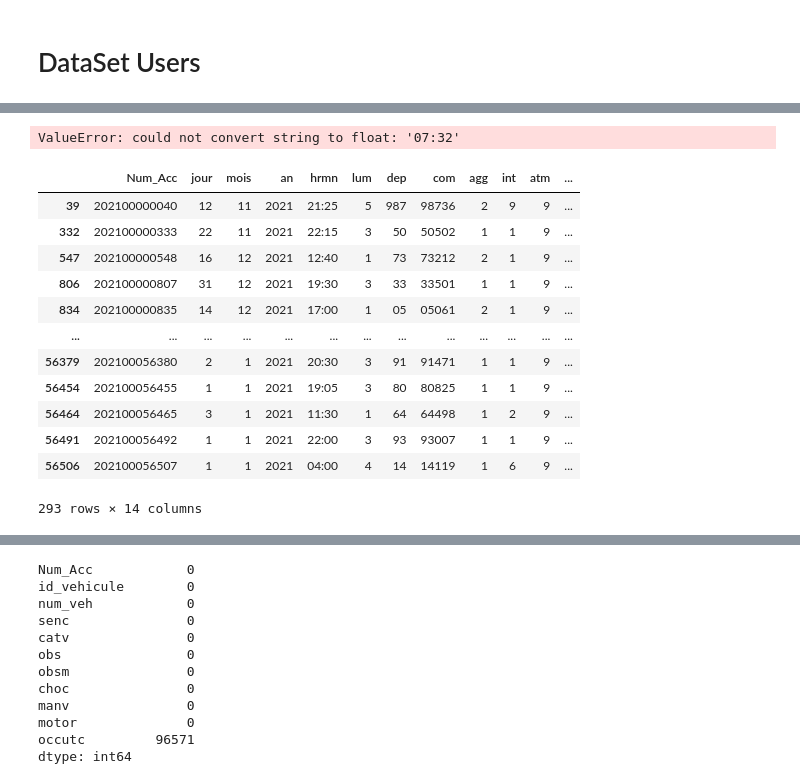
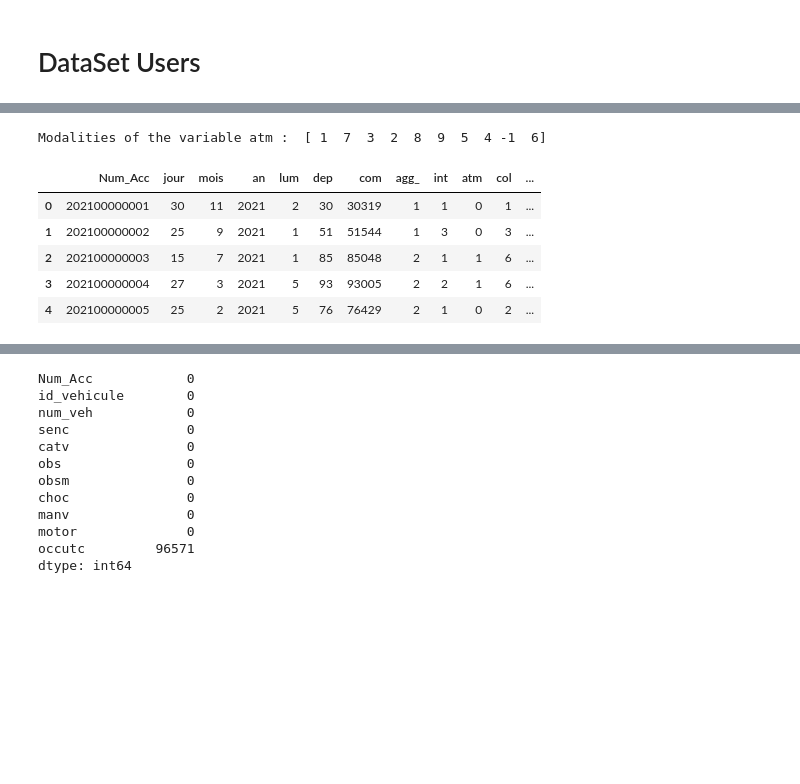
Before and after one commit to DataScientest-Studio/Template_MLOps_accidents, a Jupyter notebook: notebooks/1.0-ldj-initial-data-exploration.ipynb, the cells around one changed output, grey strips where cells are left out. Cells and saved outputs as stored; diff of their text form; code cells hidden in the pictures; blank space fills up the shorter version.

```diff
--- a/notebooks/1.0-ldj-initial-data-exploration.ipynb
+++ b/notebooks/1.0-ldj-initial-data-exploration.ipynb
@@ -76,0 +140,5 @@ Suppression variable adresse car trop peu utilisable
+# %%
+#--Creating a column hour that will replace hrmn
+
+df_caract["hour"] = df_caract["hrmn"].astype(str).apply(lambda x : x[:-3])
+df_caract.drop(['hrmn'], inplace=True, axis=1)
@@ -109,20 +183,0 @@ See the caveats in the documentation: https://pandas.pydata.org/pandas-docs/stab
-# %%
-df_caract.corr()
-# %% [output]
-ValueError: could not convert string to float: '07:32'
-# %%
-df_caract[df_caract["atm"]==9]
-# %% [output]
-|  | Num_Acc | jour | mois | an | hrmn | lum | dep | com | agg | int | atm | ... |
-| 39 | 202100000040 | 12 | 11 | 2021 | 21:25 | 5 | 987 | 98736 | 2 | 9 | 9 | ... |
-| 332 | 202100000333 | 22 | 11 | 2021 | 22:15 | 3 | 50 | 50502 | 1 | 1 | 9 | ... |
-| 547 | 202100000548 | 16 | 12 | 2021 | 12:40 | 1 | 73 | 73212 | 2 | 1 | 9 | ... |
-| 806 | 202100000807 | 31 | 12 | 2021 | 19:30 | 3 | 33 | 33501 | 1 | 1 | 9 | ... |
-| 834 | 202100000835 | 14 | 12 | 2021 | 17:00 | 1 | 05 | 05061 | 2 | 1 | 9 | ... |
-| ... | ... | ... | ... | ... | ... | ... | ... | ... | ... | ... | ... | ... |
-| 56379 | 202100056380 | 2 | 1 | 2021 | 20:30 | 3 | 91 | 91471 | 1 | 1 | 9 | ... |
-| 56454 | 202100056455 | 1 | 1 | 2021 | 19:05 | 3 | 80 | 80825 | 1 | 1 | 9 | ... |
-| 56464 | 202100056465 | 3 | 1 | 2021 | 11:30 | 1 | 64 | 64498 | 1 | 2 | 9 | ... |
-| 56491 | 202100056492 | 1 | 1 | 2021 | 22:00 | 3 | 93 | 93007 | 1 | 1 | 9 | ... |
-| 56506 | 202100056507 | 1 | 1 | 2021 | 04:00 | 4 | 14 | 14119 | 1 | 6 | 9 | ... |
-293 rows × 14 columns
@@ -130,0 +184,14 @@ dico = {1:'Normal', 2:'Risky', 3:'Risky', 4:'Risky', 5:'Risky', 6:'Risky',7:'Ris
+# %%
+#--Grouping the modalities of the atm ( Atmosheric Conditions) variable into 1 : Risky and 0 : Normal. We include Other in Normal.
+print("Modalities of the variable atm : ", df_caract['atm'].unique())
+dico = {1:0, 2:1, 3:1, 4:1, 5:1, 6:1,7:1, 8:0, 9:0}
+df_caract["atm"] = df_caract["atm"].replace(dico)
+df_caract.head()
+# %% [output]
+Modalities of the variable atm :  [ 1  7  3  2  8  9  5  4 -1  6]
+|  | Num_Acc | jour | mois | an | lum | dep | com | agg_ | int | atm | col | ... |
+| 0 | 202100000001 | 30 | 11 | 2021 | 2 | 30 | 30319 | 1 | 1 | 0 | 1 | ... |
+| 1 | 202100000002 | 25 | 9 | 2021 | 1 | 51 | 51544 | 1 | 3 | 0 | 3 | ... |
+| 2 | 202100000003 | 15 | 7 | 2021 | 1 | 85 | 85048 | 2 | 1 | 1 | 6 | ... |
+| 3 | 202100000004 | 27 | 3 | 2021 | 5 | 93 | 93005 | 2 | 2 | 1 | 6 | ... |
+| 4 | 202100000005 | 25 | 2 | 2021 | 5 | 76 | 76429 | 2 | 1 | 0 | 2 | ... |
```
Also changed, not shown: parts of 55 cells of this notebook, 3 other files.
